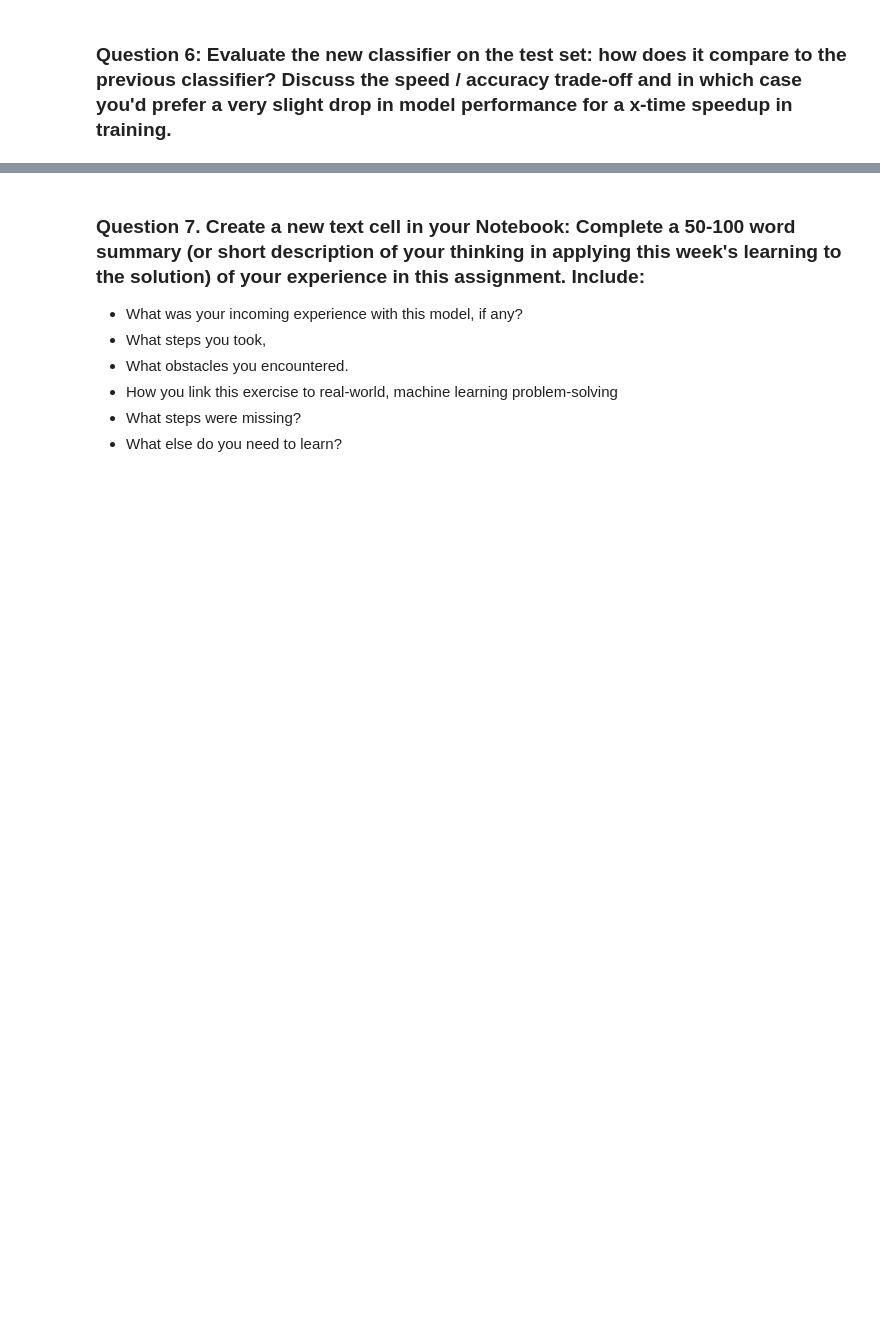
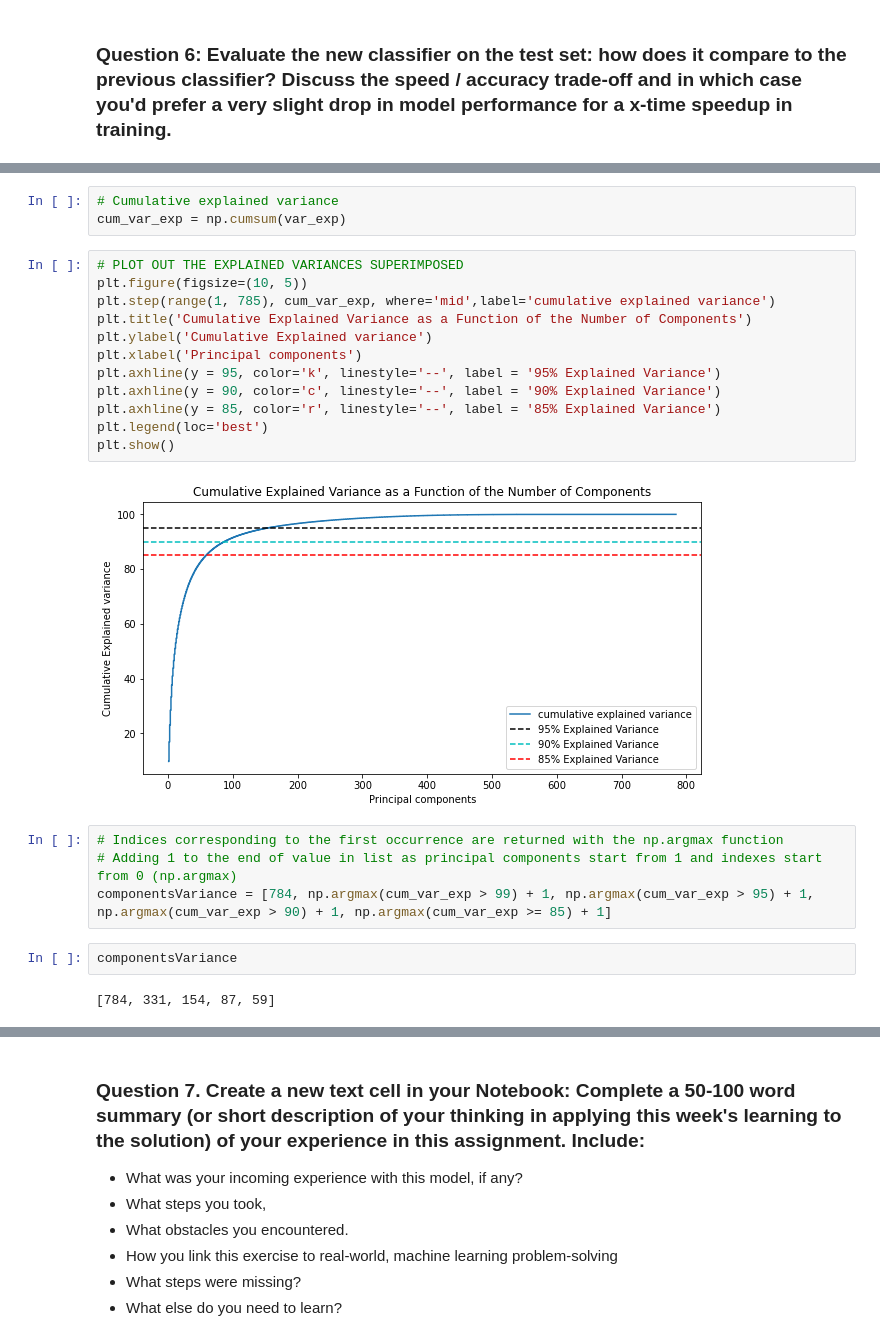
Before and after one commit to rodolfolermacontreras/ML_1_Assignment_10, a Jupyter notebook: ML510-Assignment8-RodolfoLerma.ipynb, the cells around one changed output, grey strips where cells are left out. Saved outputs shown, nothing was run; the diff lists cells and outputs as text; blank space fills up the shorter version.

```diff
--- a/ML510-Assignment8-RodolfoLerma.ipynb
+++ b/ML510-Assignment8-RodolfoLerma.ipynb
@@ -147,0 +245,25 @@ The accuracy for this model is: 92.2%
+# %%
+# Cumulative explained variance
+cum_var_exp = np.cumsum(var_exp)
+# %%
+# PLOT OUT THE EXPLAINED VARIANCES SUPERIMPOSED
+plt.figure(figsize=(10, 5))
+plt.step(range(1, 785), cum_var_exp, where='mid',label='cumulative explained variance')
+plt.title('Cumulative Explained Variance as a Function of the Number of Components')
+plt.ylabel('Cumulative Explained variance')
+plt.xlabel('Principal components')
+plt.axhline(y = 95, color='k', linestyle='--', label = '95% Explained Variance')
+plt.axhline(y = 90, color='c', linestyle='--', label = '90% Explained Variance')
+plt.axhline(y = 85, color='r', linestyle='--', label = '85% Explained Variance')
+plt.legend(loc='best')
+plt.show()
+# %% [output]
+[figure, added]
+# %%
+# Indices corresponding to the first occurrence are returned with the np.argmax function
+# Adding 1 to the end of value in list as principal components start from 1 and indexes start from 0 (np.argmax)
+componentsVariance = [784, np.argmax(cum_var_exp > 99) + 1, np.argmax(cum_var_exp > 95) + 1, np.argmax(cum_var_exp > 90) + 1, np.argmax(cum_var_exp >= 85) + 1]
+# %%
+componentsVariance
+# %% [output]
+[784, 331, 154, 87, 59]
```
Also changed, not shown: parts of 34 cells of this notebook.
